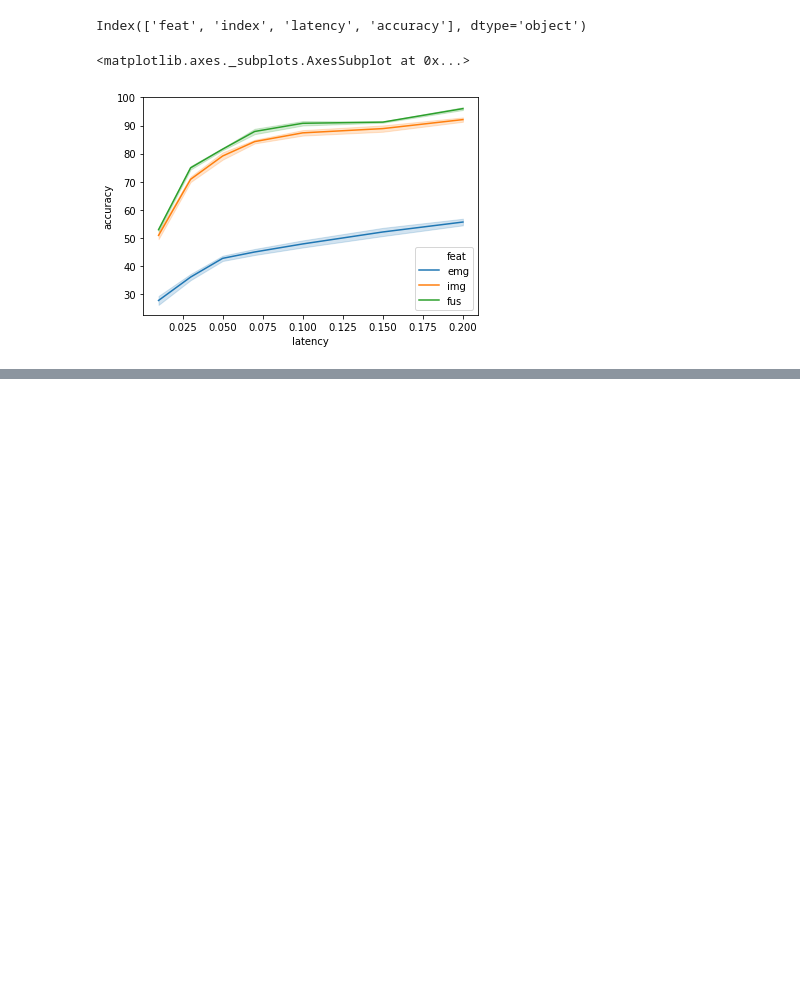
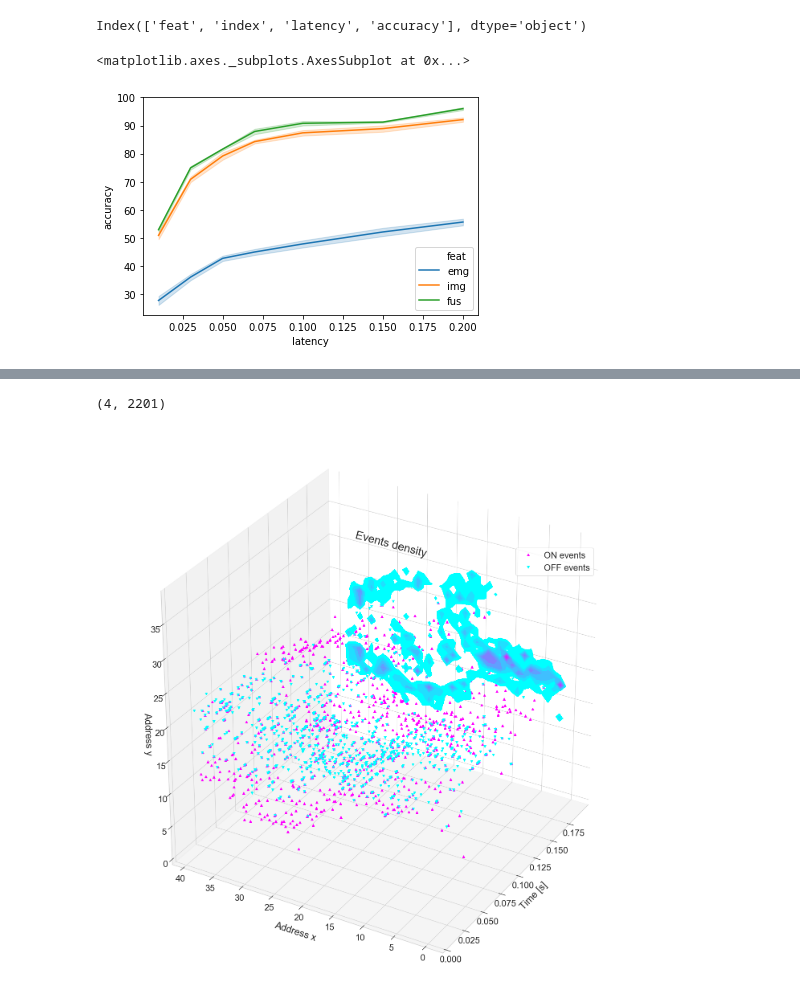
Before and after one commit to Enny1991/dvs_emg_fusion, a Jupyter notebook: plotting.ipynb, the cells around one changed output, grey strips where cells are left out. Saved outputs shown, nothing was run; the diff lists cells and outputs as text; code cells hidden in the pictures; blank space fills up the shorter version.

```diff
--- a/plotting.ipynb
+++ b/plotting.ipynb
@@ -147,0 +345,7 @@ plt.savefig('latency_accuracy_cnn_v1.pdf', transparent=True, bbox_to_inches='tig
+# %%
+# for finding center
+def create_frame(x, y, dim=(128, 128)):
+    img = np.zeros(dim)
+    for _x, _y in zip(x.astype('int32'), y.astype('int32')):
+        img[dim[0] - 1 - _x,_y] += 1
+    return img
@@ -147,0 +363,52 @@ plt.savefig('latency_accuracy_cnn_v1.pdf', transparent=True, bbox_to_inches='tig
+# %%
+from matplotlib.colors import ListedColormap, LinearSegmentedColormap
+cmap = ListedColormap([(1,1,1, 0)] + [(0.125 * i, 1-0.125 * i, 1, 1) for i in range(8)])
+b = data['dvs'][6]
+b = b[:, b[2] > 1]
+b = b[:, b[2] < 1.2]
+b[2] -= min(b[2])
+print(b.shape)
+import matplotlib.pyplot as plt
+from mpl_toolkits.mplot3d import Axes3D
+fig = plt.figure(figsize=(20, 20))
+ax = fig.add_subplot(111, projection='3d')
+
+xx, yy = np.meshgrid(np.arange(40), np.arange(40))
+
+Z =  xx
+Y =  yy
+X = create_frame(b[0][b[3] == 0],  b[1][b[3] == 0], dim=(40, 40))[::-1, ::]
+X = (X - np.min(X)) / np.max(X - np.min(X))
+
+cset = ax.contourf(X, Y, Z, 100, zdir='x', offset=max(b[2]), cmap=cmap, zorder=1)
+# fig.colorbar(cset, ax=ax, shrink=0.9)
+
+ax.plot(b[2][b[3] == 0], b[0][b[3] == 0],  b[1][b[3] == 0], '^', c=[1, 0, 1], zorder=10, label='ON events')
+
+X = b[2][b[3] == 1]
+Y = b[0][b[3] == 1]
+Z = b[1][b[3] == 1]
+ax.plot(X, Y, Z, 'v', c=[0, 1, 1], zorder=11, label='OFF events')
+
+# ax.plot(np.ones_like(b[0][b[3] == 1]) * 0.4, b[0][b[3] == 1],  b[1][b[3] == 1], '.')
+
+ax.set_xlim([0, max(b[2])])
+
+ax.view_init(30, 210)
+ax.set_xlabel("Time [s]")
+ax.set_ylabel("Address x")
+ax.set_zlabel("Address y")
+
+ax.xaxis.labelpad = 20
+ax.yaxis.labelpad = 20
+ax.zaxis.labelpad = 10
+ax.w_xaxis.set_pane_color((1.0, 1.0, 1.0, 1.0))
+
+ax.legend(title="", loc="upper right", ncol=1, bbox_to_anchor=(0.9, .8))
+ax.text( max(b[2]), 37, 28, "Events density", 'y')
+plt.tight_layout()
+
+plt.savefig('dvs_3d_v2.pdf', transparent=True, bbox_to_inches='tight')
+# %% [output]
+(4, 2201)
+[figure, added]
```
Also changed, not shown: parts of 18 cells of this notebook, 3 other files.
